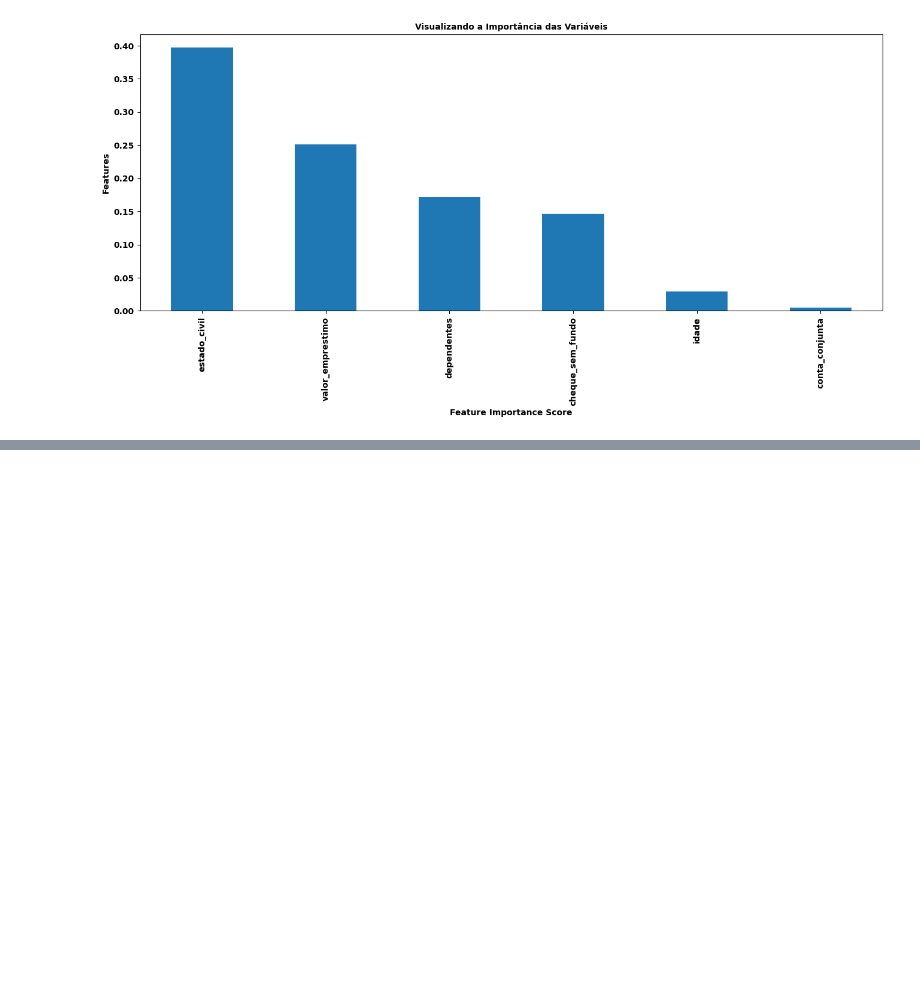
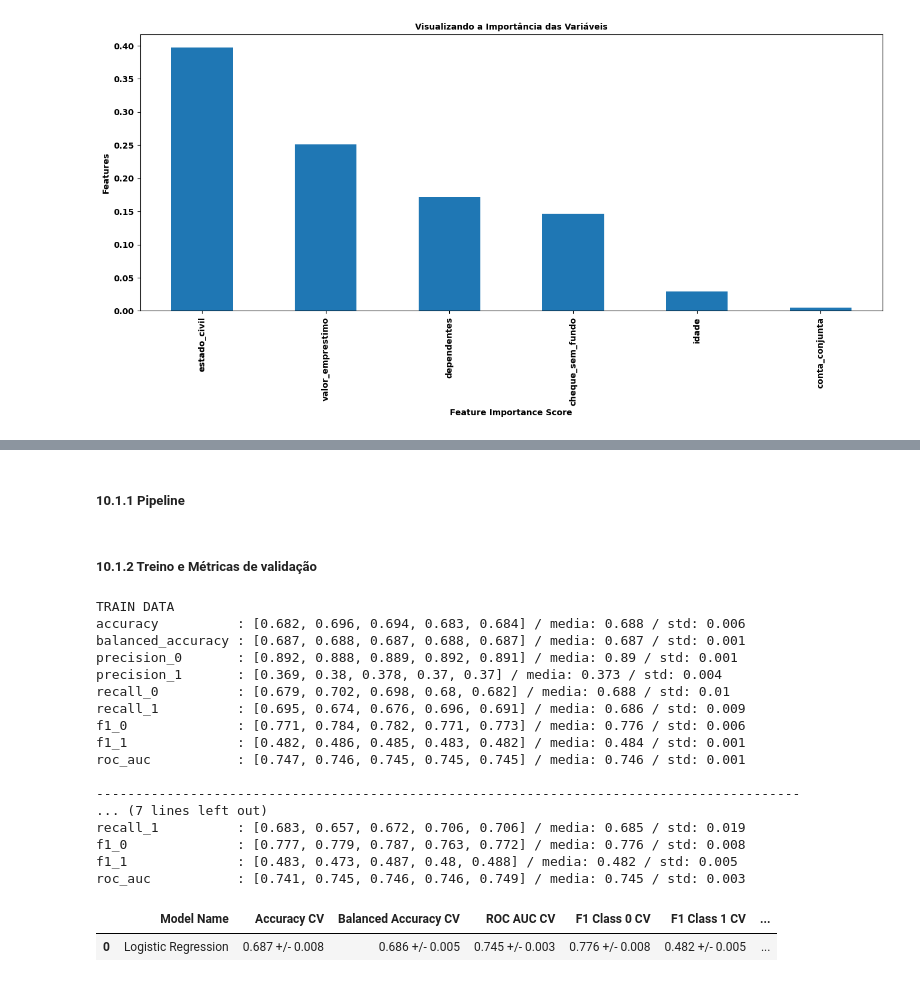
Before and after one commit to samantasobral/shap-ml-interpretability, a Jupyter notebook: notebook/shap_model.ipynb, the cells around one changed output, grey strips where cells are left out. Cells and saved outputs as stored; diff of their text form; code cells hidden in the pictures; blank space fills up the shorter version.

```diff
--- a/notebook/shap_model.ipynb
+++ b/notebook/shap_model.ipynb
@@ -1341,0 +1435,68 @@ plt.show()
+# %%
+df10_lr = df9 = pd.read_csv(config['data']['train_path']).copy()
+
+columns_select = ['dependentes', 'estado_civil', 'cheque_sem_fundo', 'valor_emprestimo', 'pago']
+
+df10_lr = df10_lr[columns_select].copy()
+# %% [markdown]
+##### 10.1.1 Pipeline
+# %%
+categorical_features = ['dependentes', 'cheque_sem_fundo', 'estado_civil']
+numeric_features = ['valor_emprestimo']
+
+categorical_pipeline = Pipeline(steps=[
+    ('rare_label', RareLabelEncoder(
+        n_categories=5,
+        tol=0.05,
+        variables=['estado_civil'],
+        replace_with='outros'
+    )),
+    ('onehot', OneHotEncoder(
+        drop='first',
+        handle_unknown='ignore',
+        sparse_output=False
+    ))
+])
+
+preprocessor = ColumnTransformer(
+    transformers=[
+        ('cat', categorical_pipeline, categorical_features),
+        ('num', PowerTransformer(method='yeo-johnson'), numeric_features)
+    ],
+    remainder='drop'
+)
+
+clf = Pipeline(steps=[
+    ('preprocessor', preprocessor),
+    ('classifier', LogisticRegression(
+        random_state=42,
+        class_weight='balanced',
+        n_jobs=1
+    ))
+])
+# %% [markdown]
+##### 10.1.2 Treino e Métricas de validação
+# %%
+def cv_clf_metrics(model, df, target, cv, model_name, search=False):
+# %%
+lr_result = cv_clf_metrics(model = clf, df = df10_lr, target = 'pago', cv = kf, model_name = 'Logistic Regression', search=False)
+# %% [output]
+TRAIN DATA
+accuracy          : [0.682, 0.696, 0.694, 0.683, 0.684] / media: 0.688 / std: 0.006
+balanced_accuracy : [0.687, 0.688, 0.687, 0.688, 0.687] / media: 0.687 / std: 0.001
+precision_0       : [0.892, 0.888, 0.889, 0.892, 0.891] / media: 0.89 / std: 0.001
+precision_1       : [0.369, 0.38, 0.378, 0.37, 0.37] / media: 0.373 / std: 0.004
+recall_0          : [0.679, 0.702, 0.698, 0.68, 0.682] / media: 0.688 / std: 0.01
+recall_1          : [0.695, 0.674, 0.676, 0.696, 0.691] / media: 0.686 / std: 0.009
+f1_0              : [0.771, 0.784, 0.782, 0.771, 0.773] / media: 0.776 / std: 0.006
+f1_1              : [0.482, 0.486, 0.485, 0.483, 0.482] / media: 0.484 / std: 0.001
+roc_auc           : [0.747, 0.746, 0.745, 0.745, 0.745] / media: 0.746 / std: 0.001
+
+------------------------------------------------------------------------------------------
+... (7 lines left out)
+recall_1          : [0.683, 0.657, 0.672, 0.706, 0.706] / media: 0.685 / std: 0.019
+f1_0              : [0.777, 0.779, 0.787, 0.763, 0.772] / media: 0.776 / std: 0.008
+f1_1              : [0.483, 0.473, 0.487, 0.48, 0.488] / media: 0.482 / std: 0.005
+roc_auc           : [0.741, 0.745, 0.746, 0.746, 0.749] / media: 0.745 / std: 0.003
+|  | Model Name | Accuracy CV | Balanced Accuracy CV | ROC AUC CV | F1 Class 0 CV | F1 Class 1 CV | ... |
+| 0 | Logistic Regression | 0.687 +/- 0.008 | 0.686 +/- 0.005 | 0.745 +/- 0.003 | 0.776 +/- 0.008 | 0.482 +/- 0.005 | ... |
```
Also changed, not shown: parts of 7 cells of this notebook.
